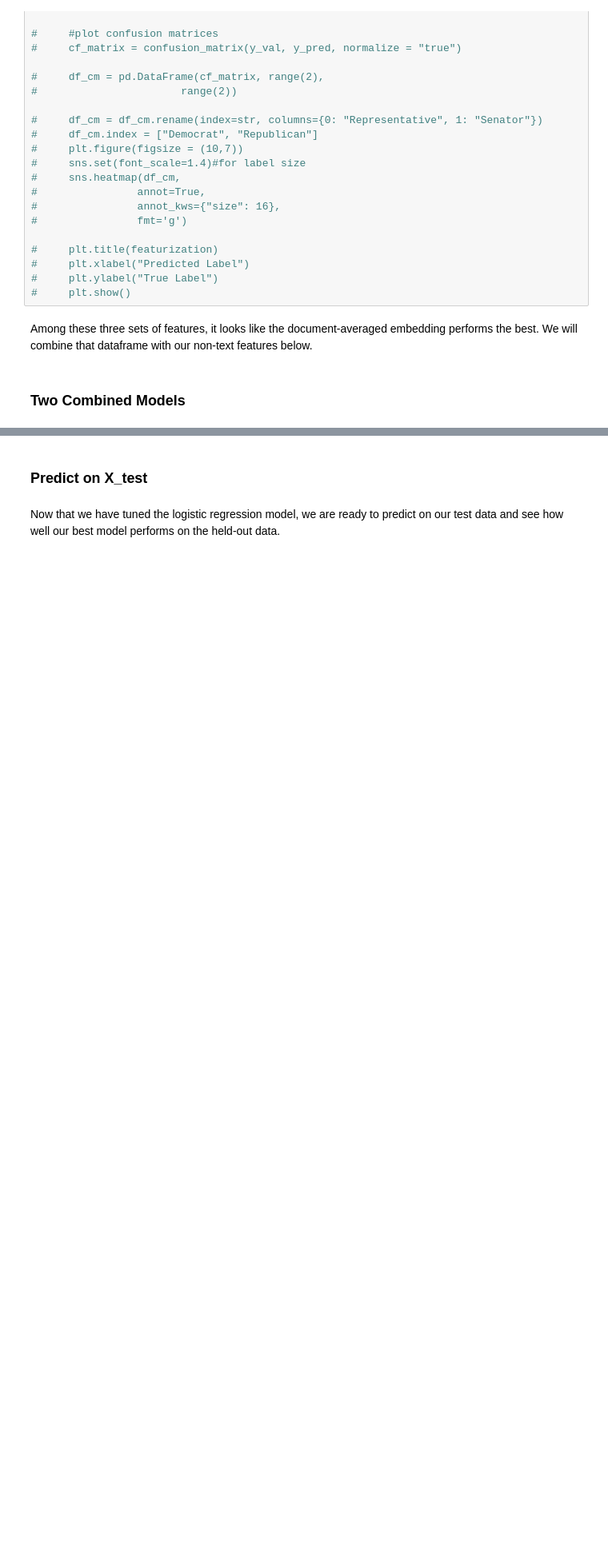
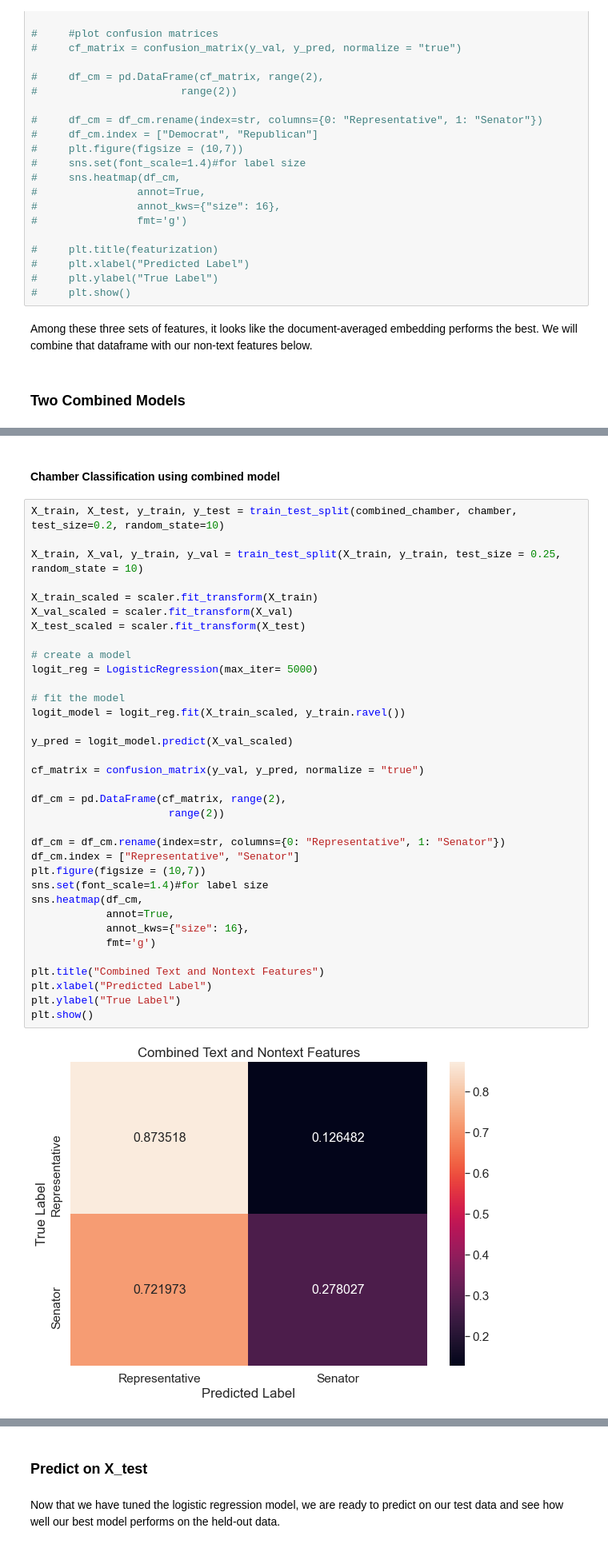
Before and after one commit to lawrence-j-liu/CSS_Project-5_Team-4_Spring-2021, a Jupyter notebook: Project 5 Student.ipynb, the cells around one changed output, grey strips where cells are left out. Shown at 80% size. Drawn from its saved outputs; the diff is of its cells as text; blank space fills up the shorter version.

```diff
--- a/Project 5 Student.ipynb
+++ b/Project 5 Student.ipynb
@@ -936,0 +1015,39 @@ Index(['index', 'tweet_id', 'screen_name', 'datetime', 'text',
+# %% [markdown]
+#### Chamber Classification using combined model
+# %%
+X_train, X_test, y_train, y_test = train_test_split(combined_chamber, chamber, test_size=0.2, random_state=10)
+
+X_train, X_val, y_train, y_val = train_test_split(X_train, y_train, test_size = 0.25, random_state = 10)
+
+X_train_scaled = scaler.fit_transform(X_train)
+X_val_scaled = scaler.fit_transform(X_val)
+X_test_scaled = scaler.fit_transform(X_test)
+
+# create a model
+logit_reg = LogisticRegression(max_iter= 5000)
+
+# fit the model
+logit_model = logit_reg.fit(X_train_scaled, y_train.ravel())
+
+y_pred = logit_model.predict(X_val_scaled)
+
+cf_matrix = confusion_matrix(y_val, y_pred, normalize = "true")
+
+df_cm = pd.DataFrame(cf_matrix, range(2),
+                      range(2))
+
+df_cm = df_cm.rename(index=str, columns={0: "Representative", 1: "Senator"})
+df_cm.index = ["Representative", "Senator"]
+plt.figure(figsize = (10,7))
+sns.set(font_scale=1.4)#for label size
+sns.heatmap(df_cm,
+            annot=True,
+            annot_kws={"size": 16},
+            fmt='g')
+
+plt.title("Combined Text and Nontext Features")
+plt.xlabel("Predicted Label")
+plt.ylabel("True Label")
+plt.show()
+# %% [output]
+[figure, added]
```
Also changed, not shown: parts of 40 cells of this notebook.
